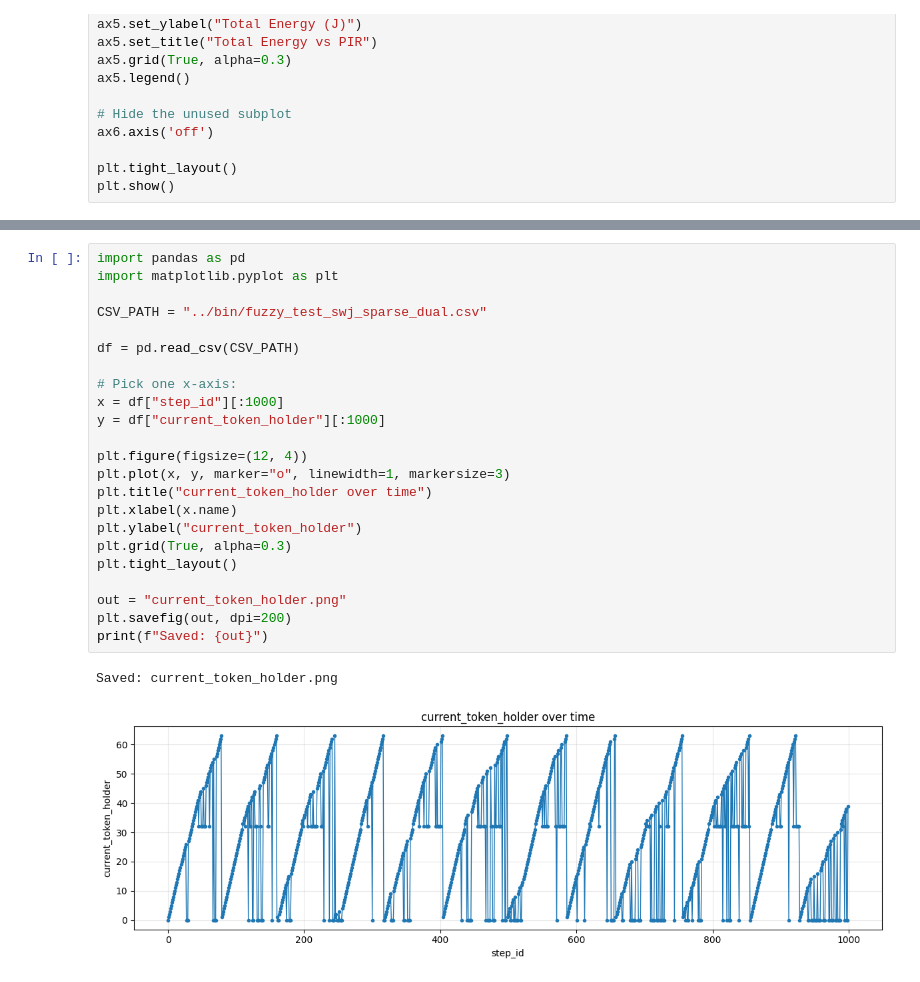
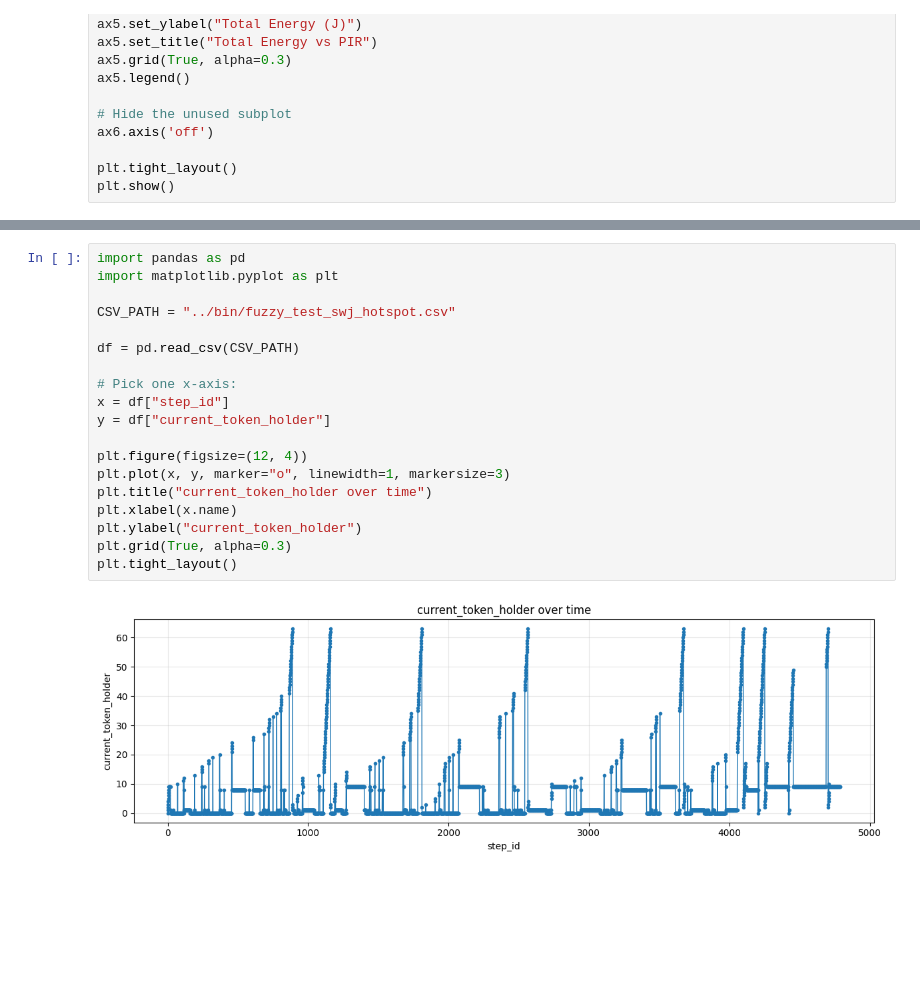
Before and after one commit to Jain-Nishkarsh/WiNoC-SOP, a Jupyter notebook: results/evaluate.ipynb, the cells around one changed output, grey strips where cells are left out. Cells and saved outputs as stored; diff of their text form; blank space fills up the shorter version.

```diff
--- a/results/evaluate.ipynb
+++ b/results/evaluate.ipynb
@@ -438,26 +439,21 @@ plt.show()
 # %%
 import pandas as pd
 import matplotlib.pyplot as plt
 
-CSV_PATH = "../bin/fuzzy_test_swj_sparse_dual.csv"
+CSV_PATH = "../bin/fuzzy_test_swj_hotspot.csv"
 
 df = pd.read_csv(CSV_PATH)
 
 # Pick one x-axis:
-x = df["step_id"][:1000]
-y = df["current_token_holder"][:1000]
+x = df["step_id"]
+y = df["current_token_holder"]
 
 plt.figure(figsize=(12, 4))
 plt.plot(x, y, marker="o", linewidth=1, markersize=3)
 plt.title("current_token_holder over time")
 plt.xlabel(x.name)
 plt.ylabel("current_token_holder")
 plt.grid(True, alpha=0.3)
 plt.tight_layout()
-
-out = "current_token_holder.png"
-plt.savefig(out, dpi=200)
-print(f"Saved: {out}")
 # %% [output]
-Saved: current_token_holder.png
-[figure, old version]
+[figure, new version]
```
Also changed, not shown: parts of 1 cell of this notebook, 4 other files.
